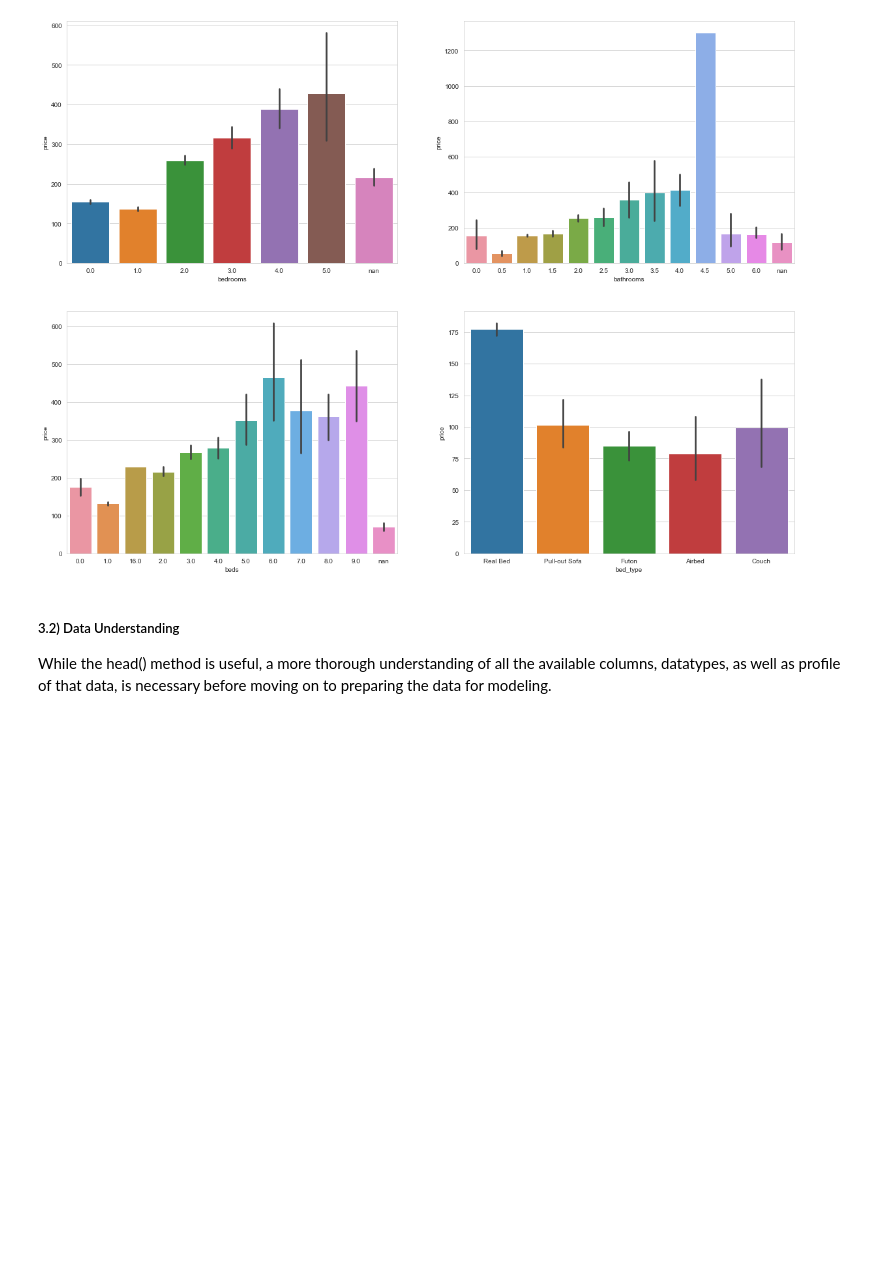
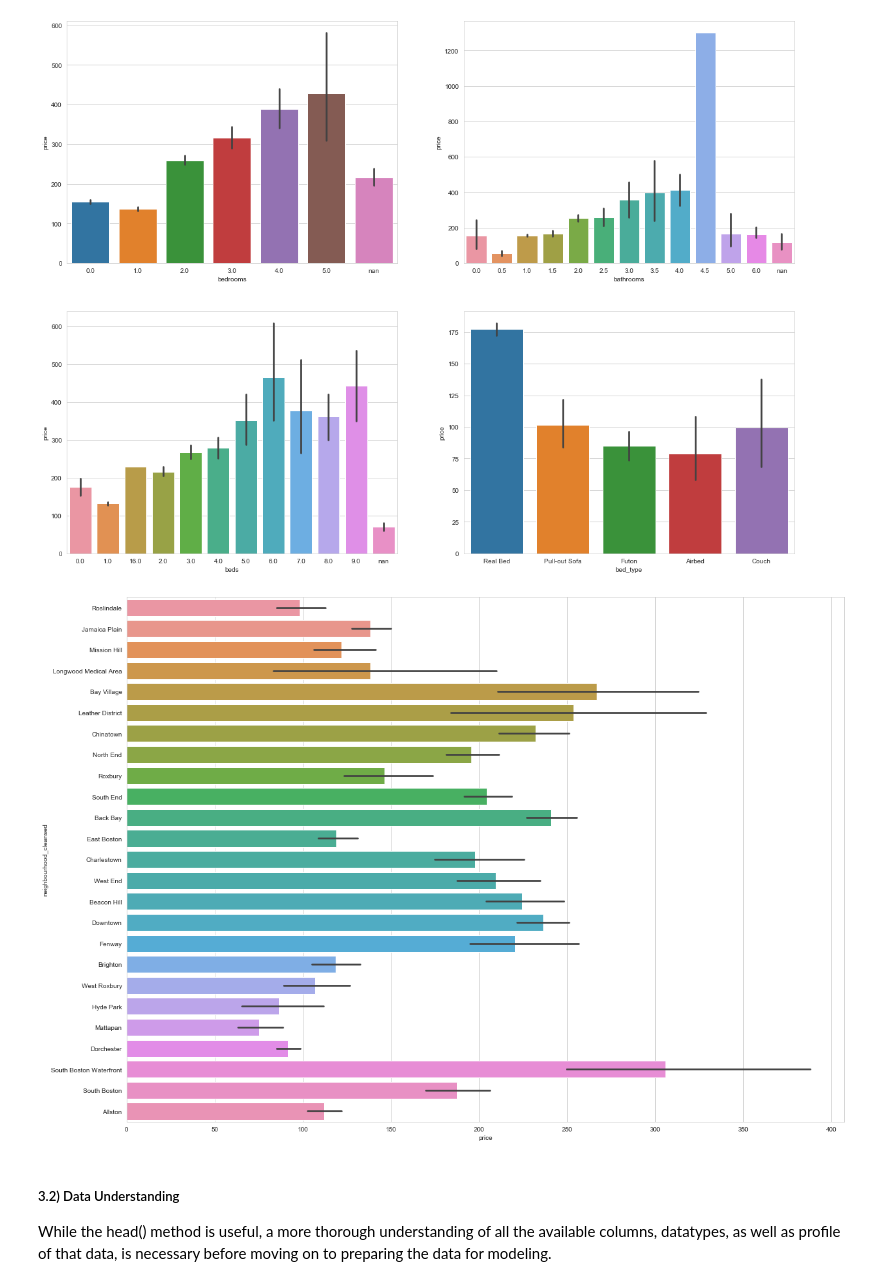
Before and after one commit to DavidHerrAZ/Data-Science-Writing, a Jupyter notebook: Data-Science-Writing.ipynb, the cells around one changed output. Saved outputs shown, nothing was run; the diff lists cells and outputs as text; code cells hidden in the pictures; blank space fills up the shorter version.

Commit message:
+Neighborhood bar plot. Horizontal for readibility

```diff
--- a/Data-Science-Writing.ipynb
+++ b/Data-Science-Writing.ipynb
@@ -123,6 +123,17 @@ plt.subplot(2, 2, 4)
 sns.barplot(x='bed_type',y='price',data=bed_bath_bar);
 # %% [output]
 [figure]
+# %%
+# Set-up price for neighborhoods
+neighborhood_bar = df_boston[['price','neighbourhood_cleansed']]
+
+neighborhood_bar['price'] = neighborhood_bar['price'].apply(clean_currency).astype('float')
+neighborhood_bar[['neighbourhood_cleansed']] = neighborhood_bar[['neighbourhood_cleansed']].astype('str')
+
+plt.figure(figsize = [20, 15])
+sns.barplot(x='price',y='neighbourhood_cleansed',data=neighborhood_bar,orient='h');
+# %% [output]
+[figure, added]
 # %% [markdown]
 ##### 3.2) Data Understanding
 
```
